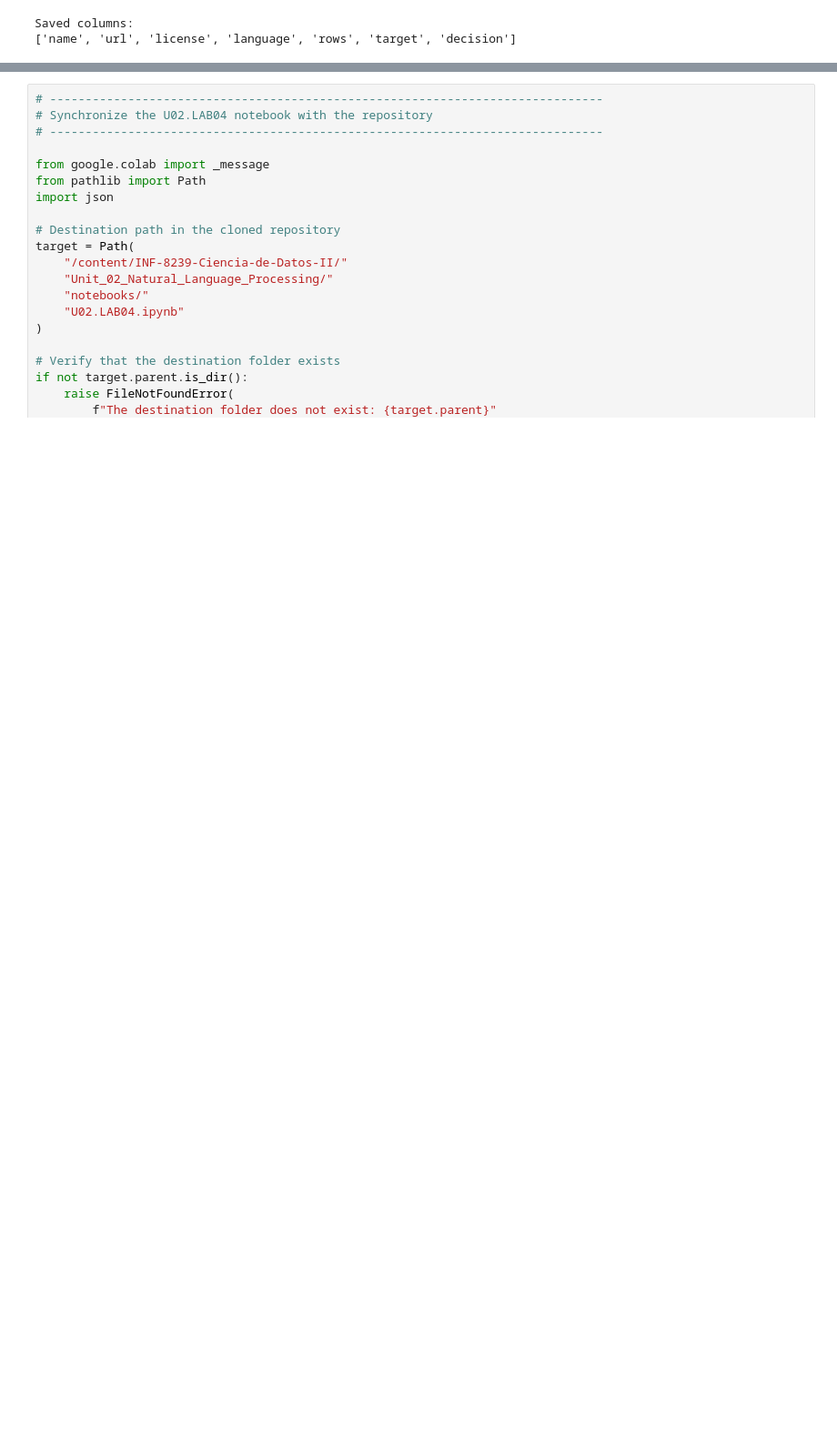
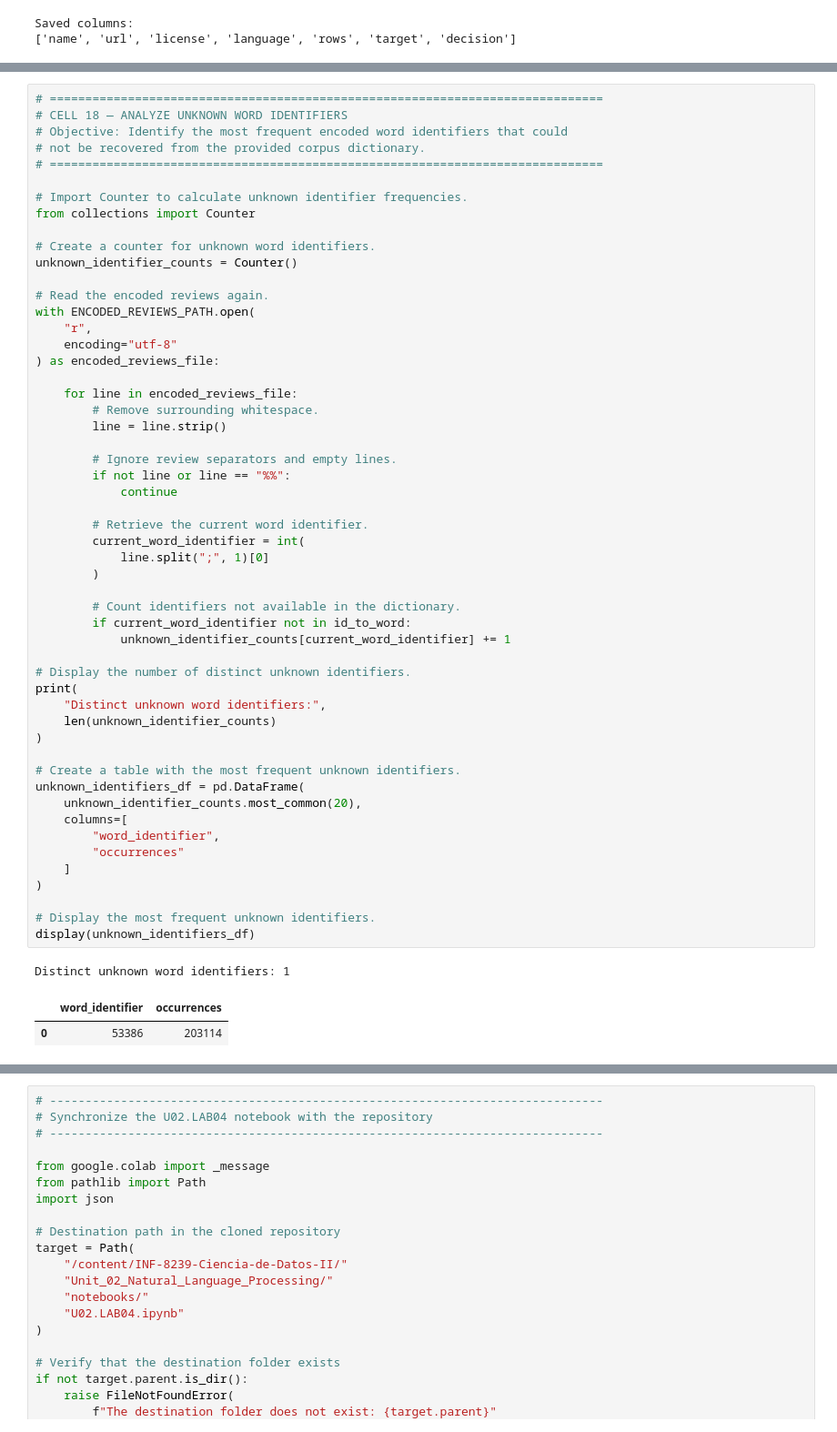
Before and after one commit to pascual-francisco/INF-8239-Ciencia-de-Datos-II, a Jupyter notebook: Unit_02_Natural_Language_Processing/notebooks/U02.LAB04.ipynb, the cells around one changed output, grey strips where cells are left out. Shown at 91% size. Drawn from its saved outputs; the diff is of its cells as text; blank space fills up the shorter version.

```diff
--- a/Unit_02_Natural_Language_Processing/notebooks/U02.LAB04.ipynb
+++ b/Unit_02_Natural_Language_Processing/notebooks/U02.LAB04.ipynb
@@ -608,0 +1513,57 @@ errors[["text", "real", "predicted"]].sample(20, random_state=42)
+# %%
+# ==============================================================================
+# CELL 18 — ANALYZE UNKNOWN WORD IDENTIFIERS
+# Objective: Identify the most frequent encoded word identifiers that could
+# not be recovered from the provided corpus dictionary.
+# ==============================================================================
+
+# Import Counter to calculate unknown identifier frequencies.
+from collections import Counter
+
+# Create a counter for unknown word identifiers.
+unknown_identifier_counts = Counter()
+
+# Read the encoded reviews again.
+with ENCODED_REVIEWS_PATH.open(
+    "r",
+    encoding="utf-8"
+) as encoded_reviews_file:
+
+    for line in encoded_reviews_file:
+        # Remove surrounding whitespace.
+        line = line.strip()
+
+        # Ignore review separators and empty lines.
+        if not line or line == "%%":
+            continue
+
+        # Retrieve the current word identifier.
+        current_word_identifier = int(
+            line.split(";", 1)[0]
+        )
+
+        # Count identifiers not available in the dictionary.
+        if current_word_identifier not in id_to_word:
+            unknown_identifier_counts[current_word_identifier] += 1
+
+# Display the number of distinct unknown identifiers.
+print(
+    "Distinct unknown word identifiers:",
+    len(unknown_identifier_counts)
+)
+
+# Create a table with the most frequent unknown identifiers.
+unknown_identifiers_df = pd.DataFrame(
+    unknown_identifier_counts.most_common(20),
+    columns=[
+        "word_identifier",
+        "occurrences"
+    ]
+)
+
+# Display the most frequent unknown identifiers.
+display(unknown_identifiers_df)
+# %% [output]
+Distinct unknown word identifiers: 1
+|  | word_identifier | occurrences |
+| 0 | 53386 | 203114 |
```
Also changed, not shown: parts of 30 cells of this notebook, 24 other files.
